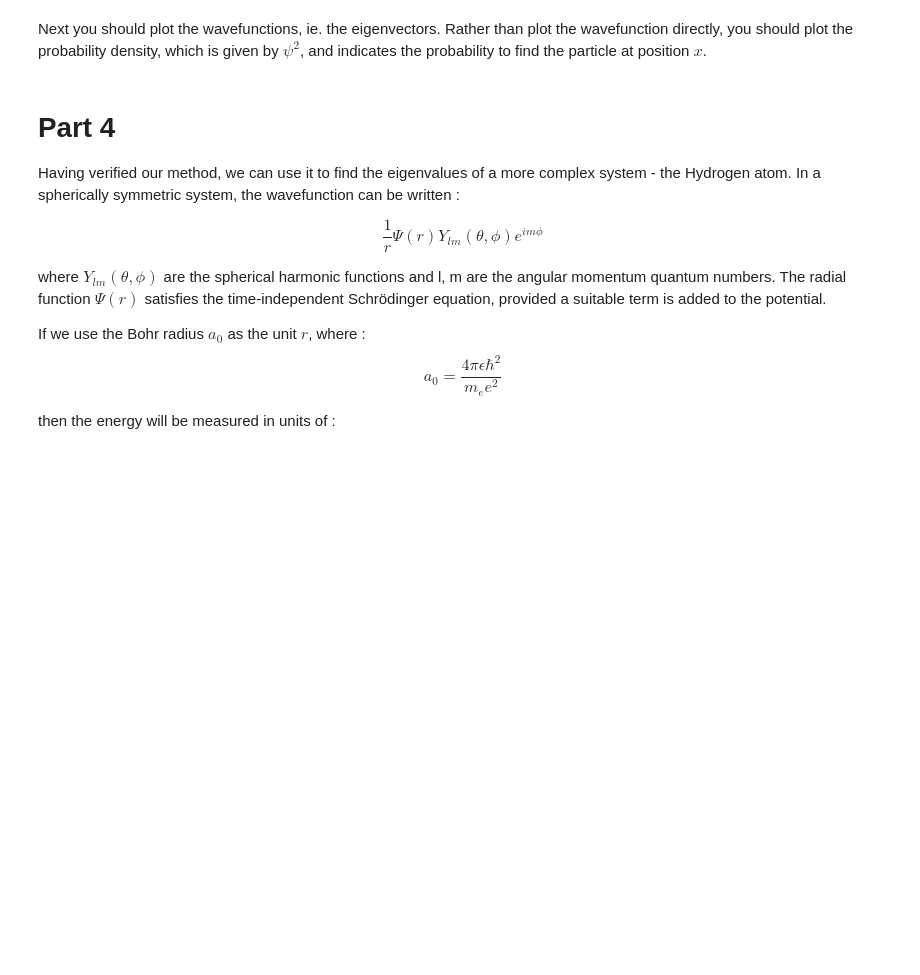
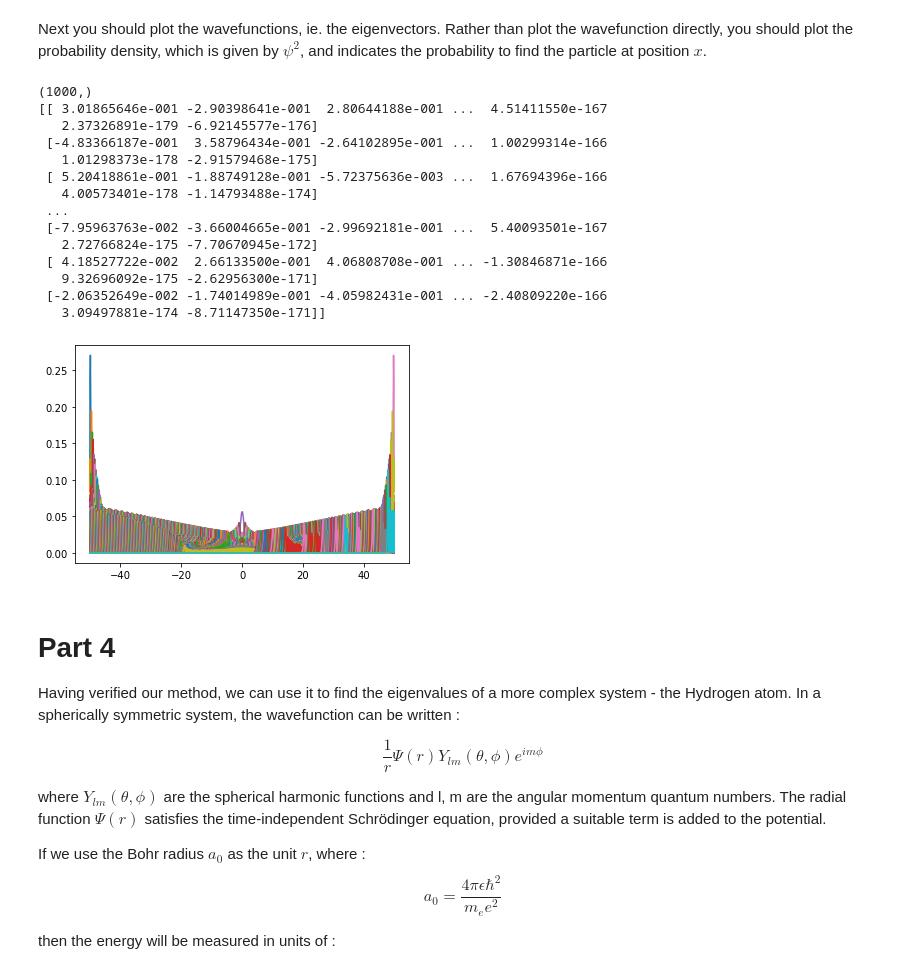
Before and after one commit to Awood-8/CompSci-Y3, a Jupyter notebook: Exercise-1.ipynb, the cells around one changed output. Cells and saved outputs as stored; diff of their text form; code cells hidden in the pictures; blank space fills up the shorter version.

```diff
--- a/Exercise-1.ipynb
+++ b/Exercise-1.ipynb
@@ -64,11 +76,18 @@ Now test your function by plotting the results over a suitable range of $x$.
 # Part 2
 
 Now write a function which, given the discrete space points $x_i$ and the potential $V_i$, constructs and returns the Hamiltonian matrix.
-# %%
-def hamiltonian(x, v):
-
-    H = np.zeros((len(x),len(x)))
-
-    return H
+# %%
+def hamiltonian(x, v):
+    v=np.diag(v)
+    D = np.full((len(x),len(x)),-1/(np.abs(x[1]-x[0])**2))
+    D = np.tril(np.triu(D,-1),1)
+    for i in range(0,len(x)+1):
+        D[i][i]=2/(dx**2)
+    H=D+v
+
+    return H
 # %% [markdown]
 Test your function by printing the matrix it returns.  You can use small $N$ and check a few elements by hand to ensure they are correct.
+# %%
+H=hamiltonian(x,V)
+print(H)
@@ -76,3 +97,8 @@ Test your function by printing the matrix it returns.  You can use small $N$ and
 # Part 3
 
 Now find the first 10 eigenvalues of the quantum harmonic oscillator Hamiltonian using an appropriate scipy routine. You should use a large number of $x$ points, at least 1000, covering sufficient range that the wavefunction falls to zero at the extremities. You should compare the computed eigenvalues with the expected eigenvalues.
+# %%
+e_val_vect=linalg.eig(H)
+print(e_val_vect)
+print(e_val_vect[0][0:9])
+#print(e_val_vect[1])
@@ -79,5 +123,30 @@ Now find the first 10 eigenvalues of the quantum harmonic oscillator Hamiltonian
 # %% [markdown]
 Next you should plot the wavefunctions, ie. the eigenvectors.  Rather than plot the wavefunction directly, you should plot the probability density, which is given by $\psi^2$, and indicates the probability to find the particle at position $x$.
+# %%
+psi2=np.square(e_val_vect[1])
+print(np.shape(psi2[0]))
+print(e_val_vect[1][:10][:])
+
+
+plt.figure()
+plt.plot(x,psi2)
+plt.show()
+# %% [output]
+(1000,)
+[[ 3.01865646e-001 -2.90398641e-001  2.80644188e-001 ...  4.51411550e-167
+   2.37326891e-179 -6.92145577e-176]
+ [-4.83366187e-001  3.58796434e-001 -2.64102895e-001 ...  1.00299314e-166
+   1.01298373e-178 -2.91579468e-175]
+ [ 5.20418861e-001 -1.88749128e-001 -5.72375636e-003 ...  1.67694396e-166
+   4.00573401e-178 -1.14793488e-174]
+ ...
+ [-7.95963763e-002 -3.66004665e-001 -2.99692181e-001 ...  5.40093501e-167
+   2.72766824e-175 -7.70670945e-172]
+ [ 4.18527722e-002  2.66133500e-001  4.06808708e-001 ... -1.30846871e-166
+   9.32696092e-175 -2.62956300e-171]
+ [-2.06352649e-002 -1.74014989e-001 -4.05982431e-001 ... -2.40809220e-166
+   3.09497881e-174 -8.71147350e-171]]
+[figure, added]
 # %% [markdown]
 # Part 4
 
```
Also changed, not shown: parts of 4 cells of this notebook.
